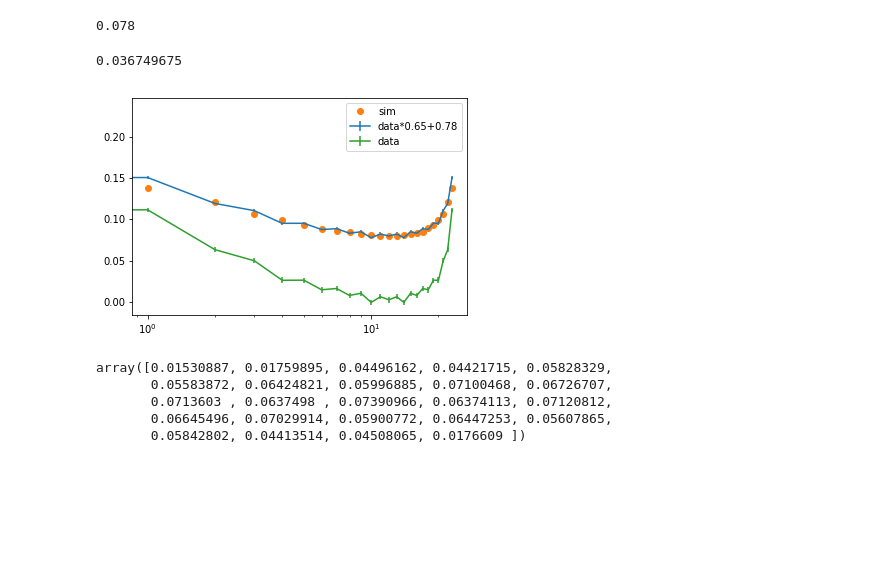
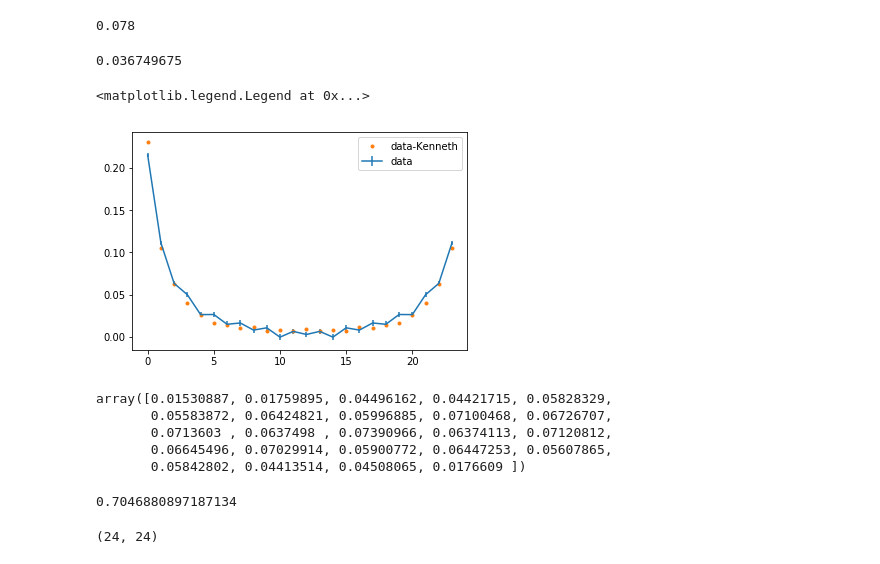
Before and after one commit to nacs-lab/yw-data, a Jupyter notebook: error_analysis/offset.ipynb, the cells around one changed output. Cells and saved outputs as stored; diff of their text form; code cells hidden in the pictures; blank space fills up the shorter version.

```diff
--- a/error_analysis/offset.ipynb
+++ b/error_analysis/offset.ipynb
@@ -34,20 +34,22 @@ def power_law(x, a, b):
 # %%
 #plt.errorbar(data[:,0],data[:,1],data[:,2])
 print(np.average(data[:,1]))
-plt.errorbar(data[:,0],(data[:,1]+0.12)*0.65,data[:,2]*0.65,label = 'data*0.65+0.78')
-plt.plot(data[:,0],simdata[:],marker = 'o',ls = '',label = 'sim')
+#plt.errorbar(data[:,0],data[:,1]*1.2+0.08,data[:,2],label = 'data*0.65+0.078')
+#plt.plot(data[:,0],simdata[:],marker = 'o',ls = '',label = 'sim')
 plt.errorbar(data[:,0],(data[:,1]),data[:,2],label = 'data')
+plt.plot(x,ave_sigma2_pos,marker = 'o',markersize = 3,ls = '',label = 'data-Kenneth')
 
 #plt.plot(data[:,0],expdata2*0.63+0.075,marker = 'o',ls = '',label = 'Ryan')
 #plt.errorbar(data[:,0],data[:,1],data[:,2],ls = '',label = 'Fang',marker = 'o')
 
 #plt.plot(data[1:10,0],power_law(data[1:10,0],0.21,-0.3))
 plt.legend()
-plt.xscale('log')
-#plt.yscale('log')
+# plt.xscale('log')
+# plt.yscale('log')
 # %% [output]
 0.036749675
+<matplotlib.legend.Legend at 0x...>
-[figure, old version]
+[figure, new version]
 # %%
 simdata=np.array([0.23513887,0.13725895,0.12036162,0.10676615,0.09915829,0.09256072,0.08863921,0.08592485,0.08398068,0.08241807,0.0810125,0.0797318,0.07954196,0.07972313,0.08086032,0.08160596,0.08327514,0.08496372,0.08886353,0.09280065,0.09930302,0.10668414,0.12048065,0.1373209,])
 # %%
@@ -60,3 +62,7 @@ array([0.01530887, 0.01759895, 0.04496162, 0.04421715, 0.05828329,
        0.05842802, 0.04413514, 0.04508065, 0.0176609 ])
 # %%
 expdata2 = np.array([0.2230,0.1116,0.0711,0.0480,0.0299,0.0234,0.0162,0.0145,0.0127,0.0104,0.0078,0.0076,0.0081,0.0076,0.0078,0.0104,0.0127,0.0145,0.0162,0.0234,0.0299,0.0480,0.0711,0.1116])
+# %%
+np.exp(-7/20)
+# %% [output]
+0.7046880897187134
@@ -62,0 +75,4 @@ expdata2 = np.array([0.2230,0.1116,0.0711,0.0480,0.0299,0.0234,0.0162,0.0145,0.0
+# %%
+np.shape(sigma2_pos)
+# %% [output]
+(24, 24)
```
Also changed, not shown: parts of 7 cells of this notebook, 3 other files.
